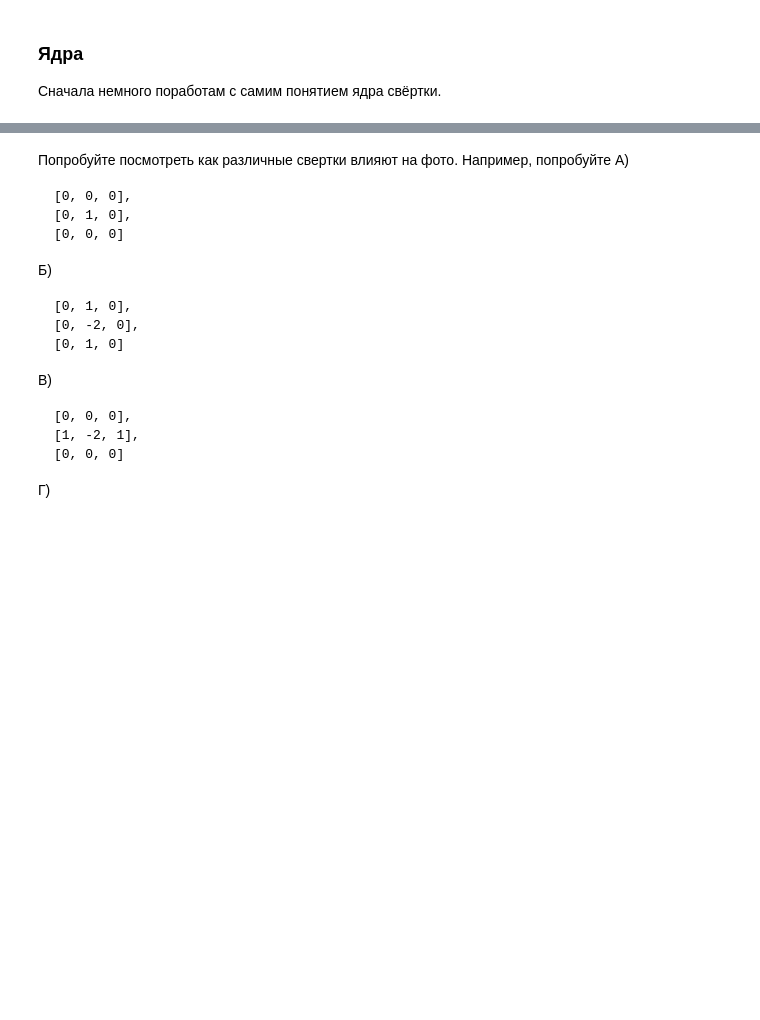
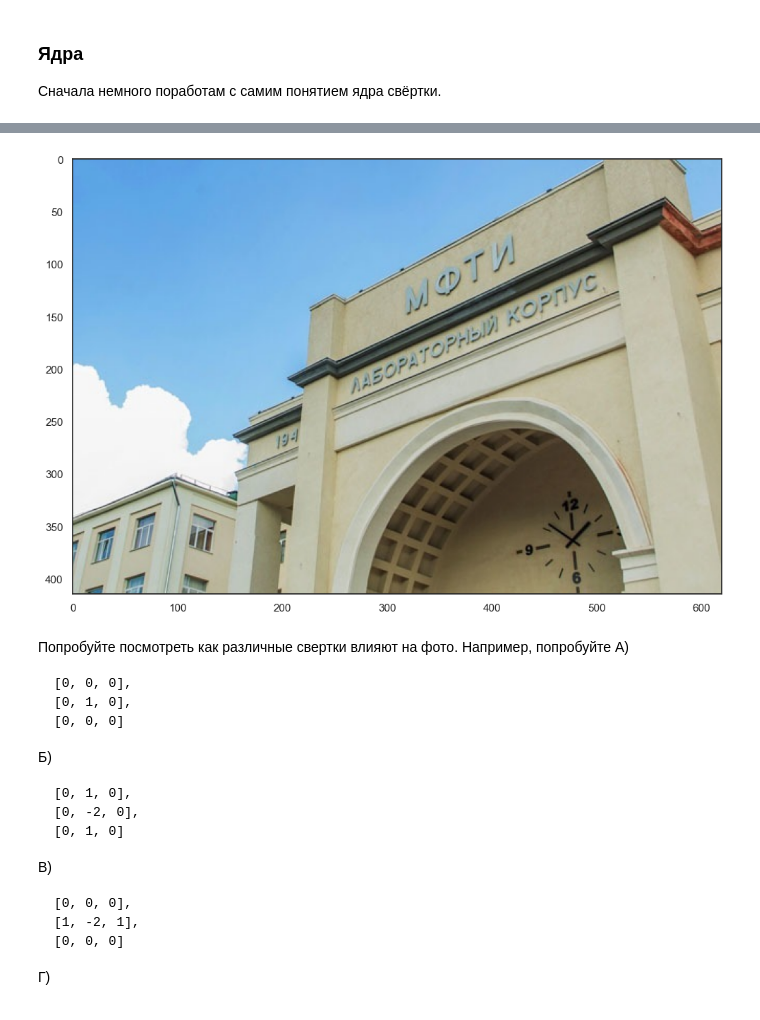
Before and after one commit to DmitryKolbanov/data-science-projects, a Jupyter notebook: Deep Learning School/4 HW/[homework]dense_and_convolutional_nn.ipynb, the cells around one changed output, grey strips where cells are left out. Cells and saved outputs as stored; diff of their text form; code cells hidden in the pictures; blank space fills up the shorter version.

```diff
--- a/Deep Learning School/4 HW/[homework]dense_and_convolutional_nn.ipynb
+++ b/Deep Learning School/4 HW/[homework]dense_and_convolutional_nn.ipynb
@@ -430,11 +440,13 @@ plt.show()
 # %%
 import cv2
-sns.set(style="white")
+sns.set_theme(style="white")
 img = cv2.imread("sample_photo.jpg")
 RGB_img = cv2.cvtColor(img, cv2.COLOR_BGR2RGB)
 plt.figure(figsize=(12, 8))
 plt.imshow(RGB_img)
 plt.show()
+# %% [output]
+[figure, added]
 # %% [markdown]
 Попробуйте посмотреть как различные свертки влияют на фото. Например, попробуйте
 A)
```
Also changed, not shown: parts of 24 cells of this notebook, 1 other file.
